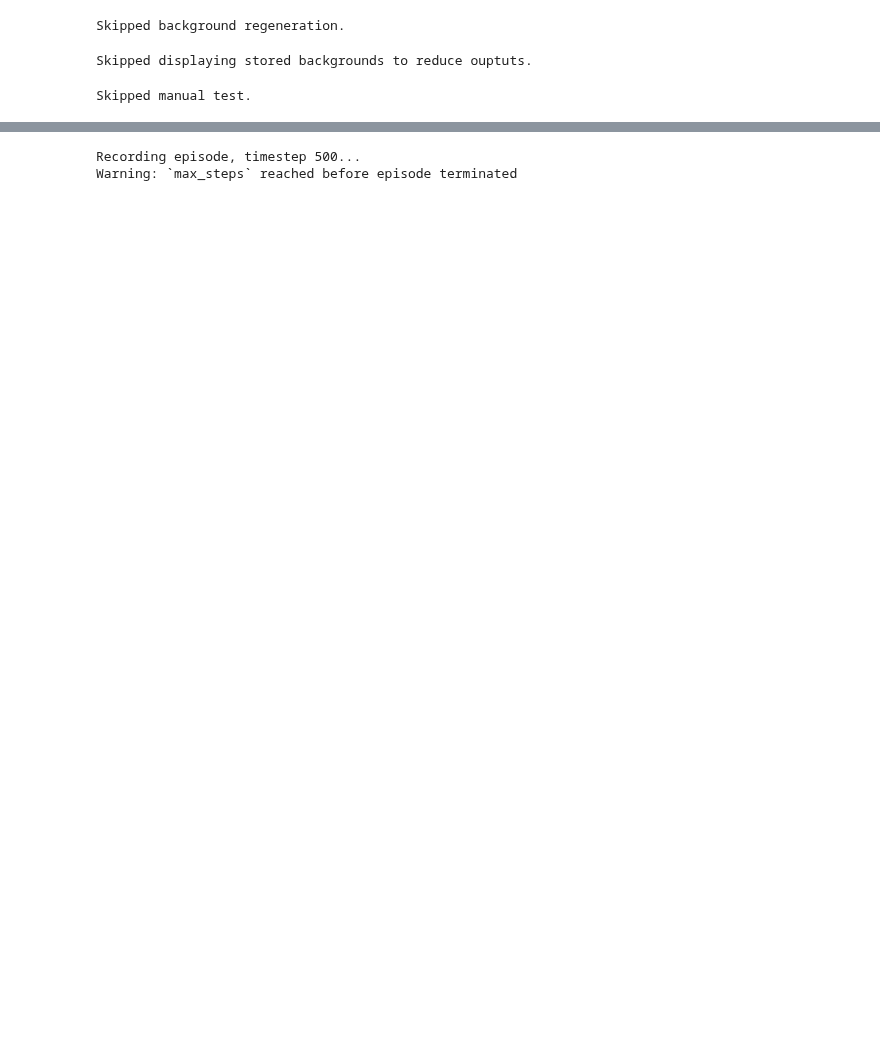
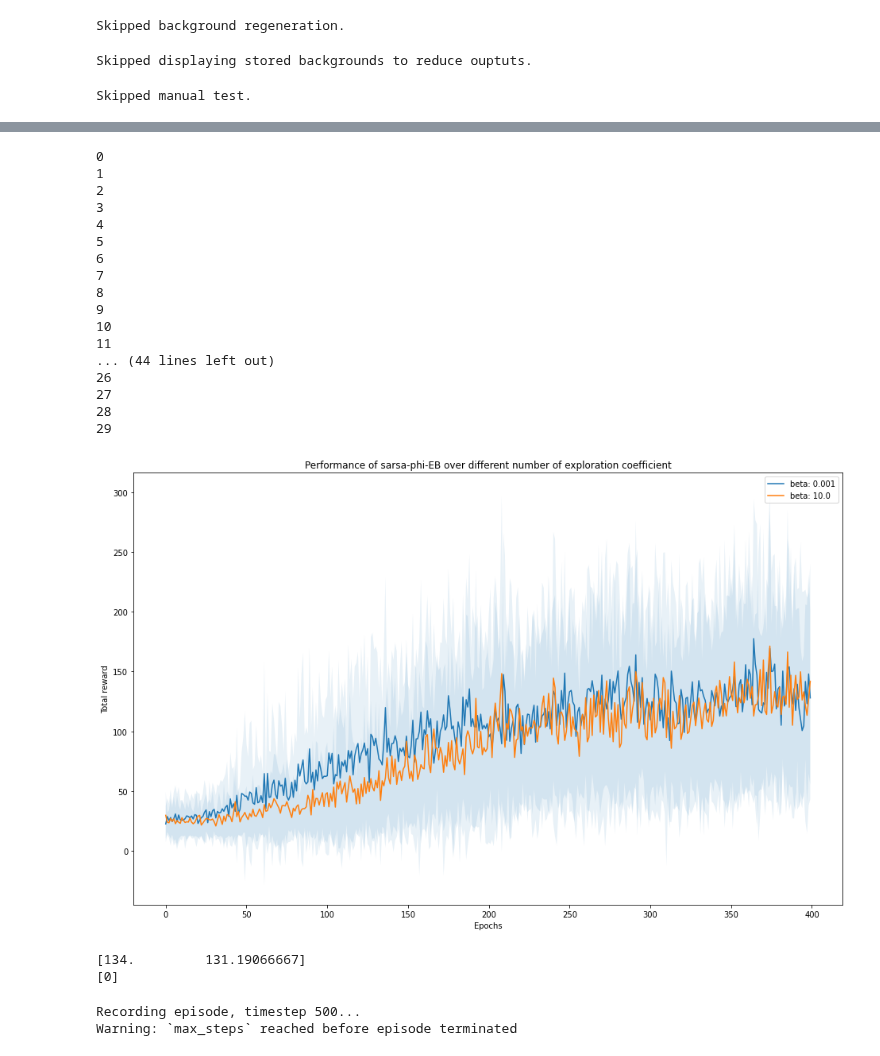
Before and after one commit to Tinynja/sarsa-phi-eb, a Jupyter notebook: notebooks/ALE_Framework_Tests.ipynb, the cells around one changed output, grey strips where cells are left out. Saved outputs shown, nothing was run; the diff lists cells and outputs as text; code cells hidden in the pictures; blank space fills up the shorter version.

Commit message:
beta testing

```diff
--- a/notebooks/ALE_Framework_Tests.ipynb
+++ b/notebooks/ALE_Framework_Tests.ipynb
@@ -638,4 +635,0 @@ plt.plot(avg[1,:])
-# %%
-agent.learn(90000)
-plt.plot(agent.rewards)
-plt.show()
@@ -646,3 +639,67 @@ Total elapsed time: 00:00:53.521975
+# %%
+import numpy as np
+nb_features, alpha = [1600, 0.2] #found in previous grid search
+#nb_features, alpha = [1200, 0.15] #found ingrid search 2
+
+def plot_many(experiments, label=None, color=None):
+  mean_exp = np.mean(experiments, axis=0)
+  std_exp = np.std(experiments, axis=0)
+  plt.plot(mean_exp, color=color, label=label)
+  plt.fill_between(range(len(experiments[0])), mean_exp + std_exp, mean_exp - std_exp, color=color, alpha=0.1)
+
+test_betas =  [0.001, 10.0]
+epochs = 400
+timesteps = range(epochs)
+beta_grid = np.zeros((len(test_betas),epochs))
+nb_of_runs = 30
+plt.rcParams['figure.figsize'] = [16, 10]
+plt.figure()
+
+
+for j,beta in enumerate(test_betas):
+  rewards =  [[]]*nb_of_runs
+  for k in range(nb_of_runs): #add repetition to lower variance (make graphs more readable)
+    env = BinaryEnv('CartPole-v1', n_features=nb_features, device=CPU)
+    agent = SarsaPhiEBAgent(env, alpha=alpha, beta = beta, device=env.device)
+    # recorder()
+    agent.learn(epochs)
+    rewards[k] = (agent.rewards)
+    print(k)
+  beta_grid[j] = np.mean(np.array(rewards),axis=0)
+  plot_many(np.array(rewards), label='beta: ' + str(beta))
+  #plt.plot(timesteps, torch.mean(torch.as_tensor(rewards),dim=0),label='beta: ' + str(beta))
+
+
+plt.legend()
+plt.title('Performance of sarsa-phi-EB over different number of exploration coefficient')
+plt.xlabel('Epochs')
+plt.ylabel('Total reward')
+plt.show()
+beta_avg = np.mean(beta_grid[:,-50:], axis=1)
+print(beta_avg)
+[best_beta] = np.where(beta_avg == beta_avg.max())
+print(best_beta)
+# %% [output]
+0
+1
+2
+3
+4
+5
+6
+7
+8
+9
+10
+11
+... (44 lines left out)
+26
+27
+28
+29
+[figure, added]
+[134.         131.19066667]
+[0]
 # %%
 recorder(choose_action=agent._choose_action, max_steps=500)
 # %% [output]
```
Also changed, not shown: parts of 6 cells of this notebook.
